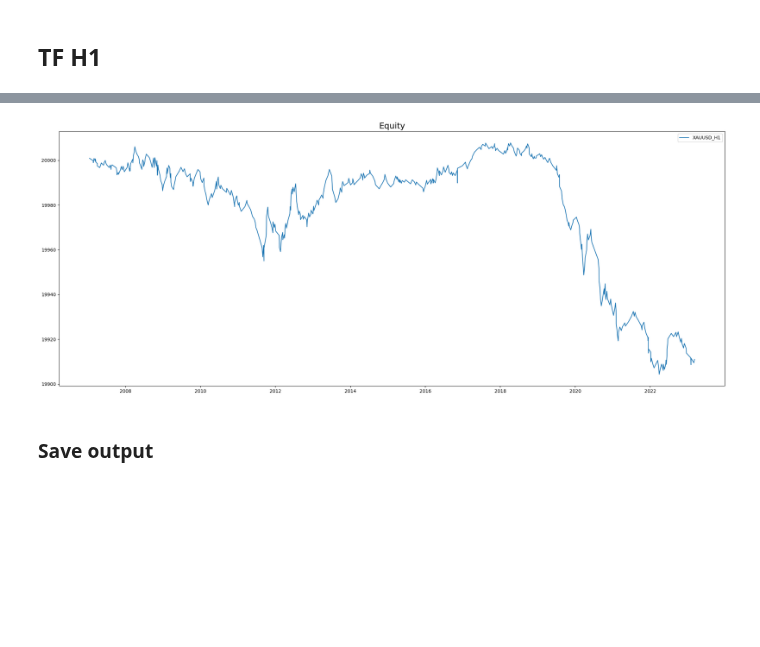
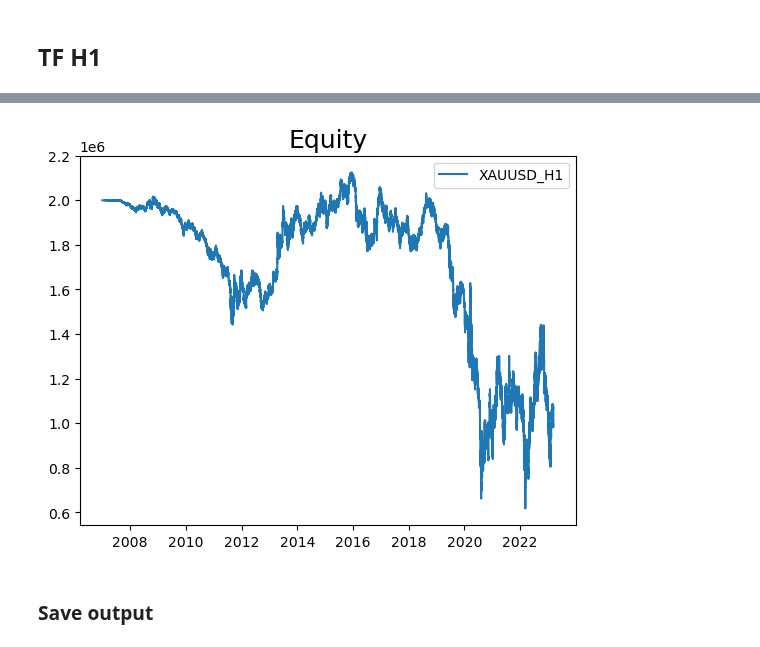
Before and after one commit to Kittipong91/XAUUSD_algorithmic_trading, a Jupyter notebook: Technical_Strategy/Strategy+14+-+Fibonacci/Strategy+14+-+Fibonacci- Backtesting.ipynb, the cells around one changed output, grey strips where cells are left out. Cells and saved outputs as stored; diff of their text form; code cells hidden in the pictures; blank space fills up the shorter version.

Commit message:
result Fibonanci

```diff
--- a/Technical_Strategy/Strategy+14+-+Fibonacci/Strategy+14+-+Fibonacci- Backtesting.ipynb
+++ b/Technical_Strategy/Strategy+14+-+Fibonacci/Strategy+14+-+Fibonacci- Backtesting.ipynb
@@ -122,7 +125,7 @@ plot_equity_trades(result_H4['_trades'], 'XAUUSD_H4' , account_size)
 ## TF H1
 # %%
 Backtest_H1 = Backtest(data_H1, strategy,
-                       cash=account_size, margin=1/2000, )
+                       cash=2000000, margin=1/2000, )
 result_H1 = Backtest_H1.run()
 result_H1
 # %% [output]
@@ -130,7 +149,7 @@ NameError: name 'data_H1' is not defined
 # %%
-plot_equity_trades(result_H1['_trades'], 'XAUUSD_H1', account_size)
+plot_equity_trades(result_H1['_equity_curve'], 'XAUUSD_H1', account_size)
 # %% [output]
-[figure, old version]
+[figure, new version]
 # %% [markdown]
 ### Save output
 # %%
```
Also changed, not shown: parts of 6 cells of this notebook, 4 other files.
